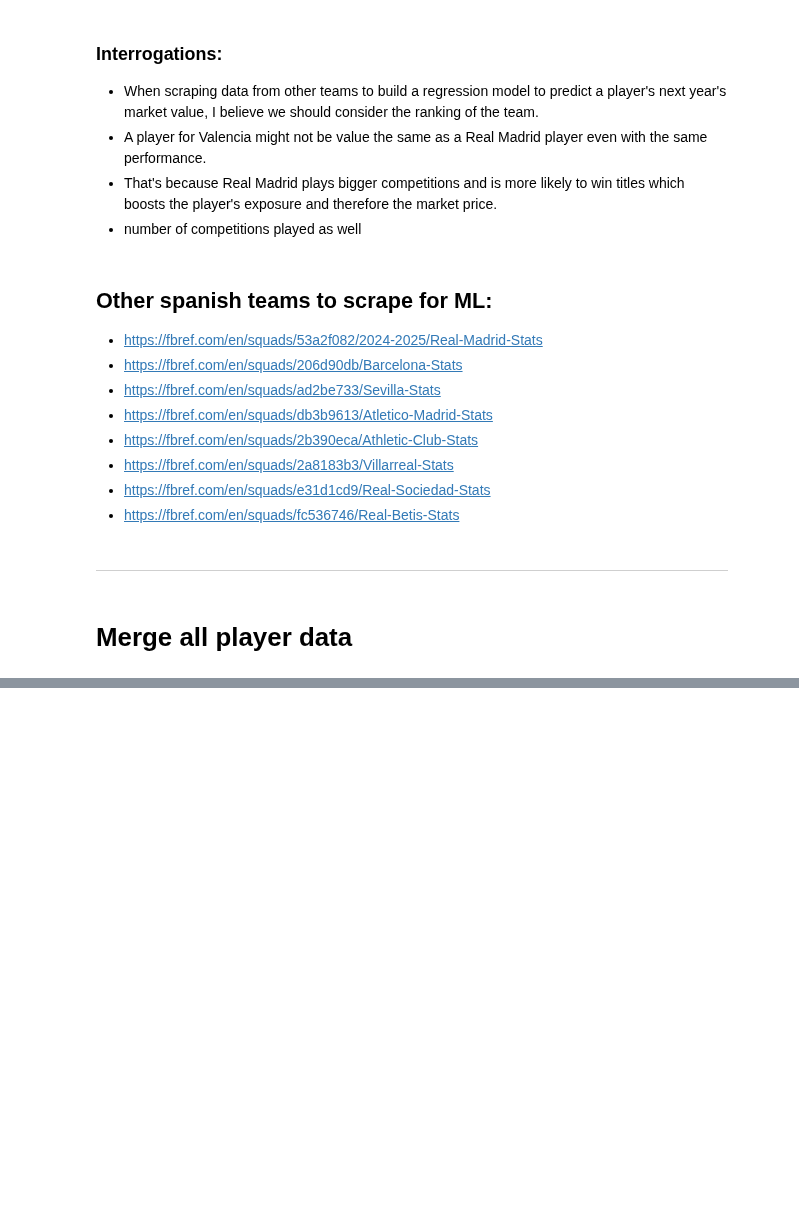
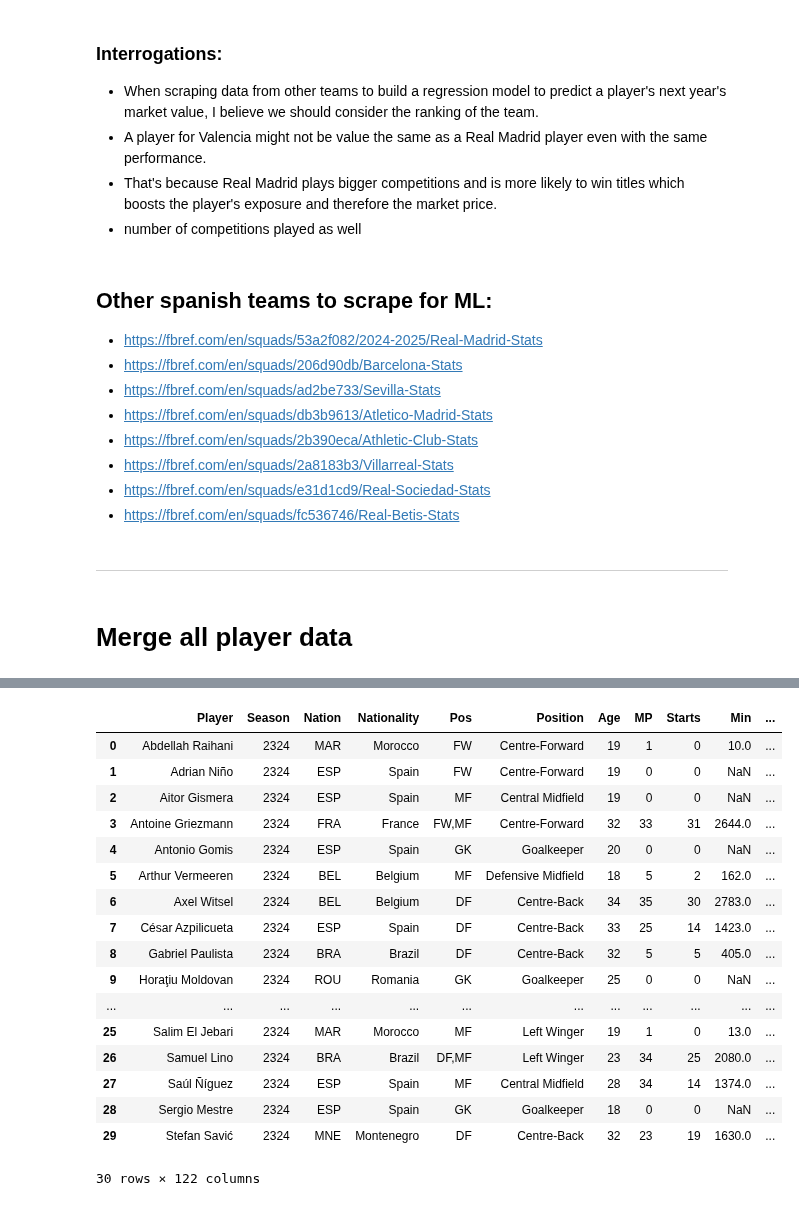
Before and after one commit to markuskuehnle/football-talent-value-forecast, a Jupyter notebook: notebooks/05_merge_player_data.ipynb, the cells around one changed output, grey strips where cells are left out. Drawn from its saved outputs; the diff is of its cells as text; code cells hidden in the pictures; blank space fills up the shorter version.

Commit message:
feat: combine all datasets

```diff
--- a/notebooks/05_merge_player_data.ipynb
+++ b/notebooks/05_merge_player_data.ipynb
@@ -285,19 +141,17 @@ for team_name in teams_list:
     df_clean = df_all_players[~player_column_filled.str.contains('Total|Squad|Opponent', case=False)]
 
     # Only players with market values
-    df_with_market_values = df_all_players[df_all_players['MarketValueEuro'].notna()]
+    df_clean = df_clean[df_clean['MarketValueEuro'].notna()]
 
     # Clean nation column
-    df_with_market_values['Nation'] = df_with_market_values['Nation'].str[-3:]
+    df_clean.loc[:, 'Nation'] = df_clean['Nation'].str.extract(r'([A-Z]{3})$').iloc[:, 0]
 
     # Save processed data
     clean_filename: str = f"{team_name.replace(' ', '_').lower()}_clean.csv"
-    market_values_filename: str = f"{team_name.replace(' ', '_').lower()}_market_values.csv"
 
     df_clean.to_csv(team_directory / clean_filename, index=False)
-    df_with_market_values.to_csv(team_directory / market_values_filename, index=False)
 
-    print(f"Saved {clean_filename} and {market_values_filename} to {team_directory}")
+    print(f"Saved {clean_filename} to {team_directory}")
     print("-" * 50)
 
 print("All teams processed successfully!")
@@ -400,0 +180,35 @@ See the caveats in the documentation: https://pandas.pydata.org/pandas-docs/stab
+# %%
+# Concatenate all cleaned team datasets
+import pandas as pd
+from pathlib import Path
+
+# Find all clean CSV files in the merged directories
+merged_data_path: Path = Path("../data/interim")
+clean_files_pattern: str = "*/merged/*_clean.csv"
+
+all_clean_files: list[Path] = list(merged_data_path.glob(clean_files_pattern))
+
+print(f"Found {len(all_clean_files)} clean CSV files:")
+for file_path in all_clean_files:
+    print(f"  - {file_path}")
+
+# Load and concatenate all datasets
+team_dataframes: list[pd.DataFrame] = []
+for file_path in all_clean_files:
+    team_df: pd.DataFrame = pd.read_csv(file_path)
+    team_name: str = file_path.parent.name  # Extract team name from directory
+    team_dataframes.append(team_df)
+
+# Concatenate all dataframes
+combined_dataset: pd.DataFrame = pd.concat(team_dataframes, ignore_index=True)
+
+print(f"\nCombined dataset shape: {combined_dataset.shape}")
+print(f"Seasons included: {sorted(combined_dataset['Season'].unique())}")
+
+# Save combined dataset
+output_path: Path = Path("../data/interim/datasets_combined")
+output_path.mkdir(parents=True, exist_ok=True)
+combined_filename: str = "all_teams_combined.csv"
+combined_dataset.to_csv(output_path / combined_filename, index=False)
+
+print(f"\nCombined dataset saved to: {output_path / combined_filename}")
@@ -400,0 +231,21 @@ See the caveats in the documentation: https://pandas.pydata.org/pandas-docs/stab
+# %%
+combined_dataset.head(30)
+# %% [output]
+|  | Player | Season | Nation | Nationality | Pos | Position | Age | MP | Starts | Min | ... |
+| 0 | Abdellah Raihani | 2324 | MAR | Morocco | FW | Centre-Forward | 19 | 1 | 0 | 10.0 | ... |
+| 1 | Adrian Niño | 2324 | ESP | Spain | FW | Centre-Forward | 19 | 0 | 0 | NaN | ... |
+| 2 | Aitor Gismera | 2324 | ESP | Spain | MF | Central Midfield | 19 | 0 | 0 | NaN | ... |
+| 3 | Antoine Griezmann | 2324 | FRA | France | FW,MF | Centre-Forward | 32 | 33 | 31 | 2644.0 | ... |
+| 4 | Antonio Gomis | 2324 | ESP | Spain | GK | Goalkeeper | 20 | 0 | 0 | NaN | ... |
+| 5 | Arthur Vermeeren | 2324 | BEL | Belgium | MF | Defensive Midfield | 18 | 5 | 2 | 162.0 | ... |
+| 6 | Axel Witsel | 2324 | BEL | Belgium | DF | Centre-Back | 34 | 35 | 30 | 2783.0 | ... |
+| 7 | César Azpilicueta | 2324 | ESP | Spain | DF | Centre-Back | 33 | 25 | 14 | 1423.0 | ... |
+| 8 | Gabriel Paulista | 2324 | BRA | Brazil | DF | Centre-Back | 32 | 5 | 5 | 405.0 | ... |
+| 9 | Horaţiu Moldovan | 2324 | ROU | Romania | GK | Goalkeeper | 25 | 0 | 0 | NaN | ... |
+| ... | ... | ... | ... | ... | ... | ... | ... | ... | ... | ... | ... |
+| 25 | Salim El Jebari | 2324 | MAR | Morocco | MF | Left Winger | 19 | 1 | 0 | 13.0 | ... |
+| 26 | Samuel Lino | 2324 | BRA | Brazil | DF,MF | Left Winger | 23 | 34 | 25 | 2080.0 | ... |
+| 27 | Saúl Ñíguez | 2324 | ESP | Spain | MF | Central Midfield | 28 | 34 | 14 | 1374.0 | ... |
+| 28 | Sergio Mestre | 2324 | ESP | Spain | GK | Goalkeeper | 18 | 0 | 0 | NaN | ... |
+| 29 | Stefan Savić | 2324 | MNE | Montenegro | DF | Centre-Back | 32 | 23 | 19 | 1630.0 | ... |
+30 rows × 122 columns
```
Also changed, not shown: parts of 16 cells of this notebook, 19 other files.
